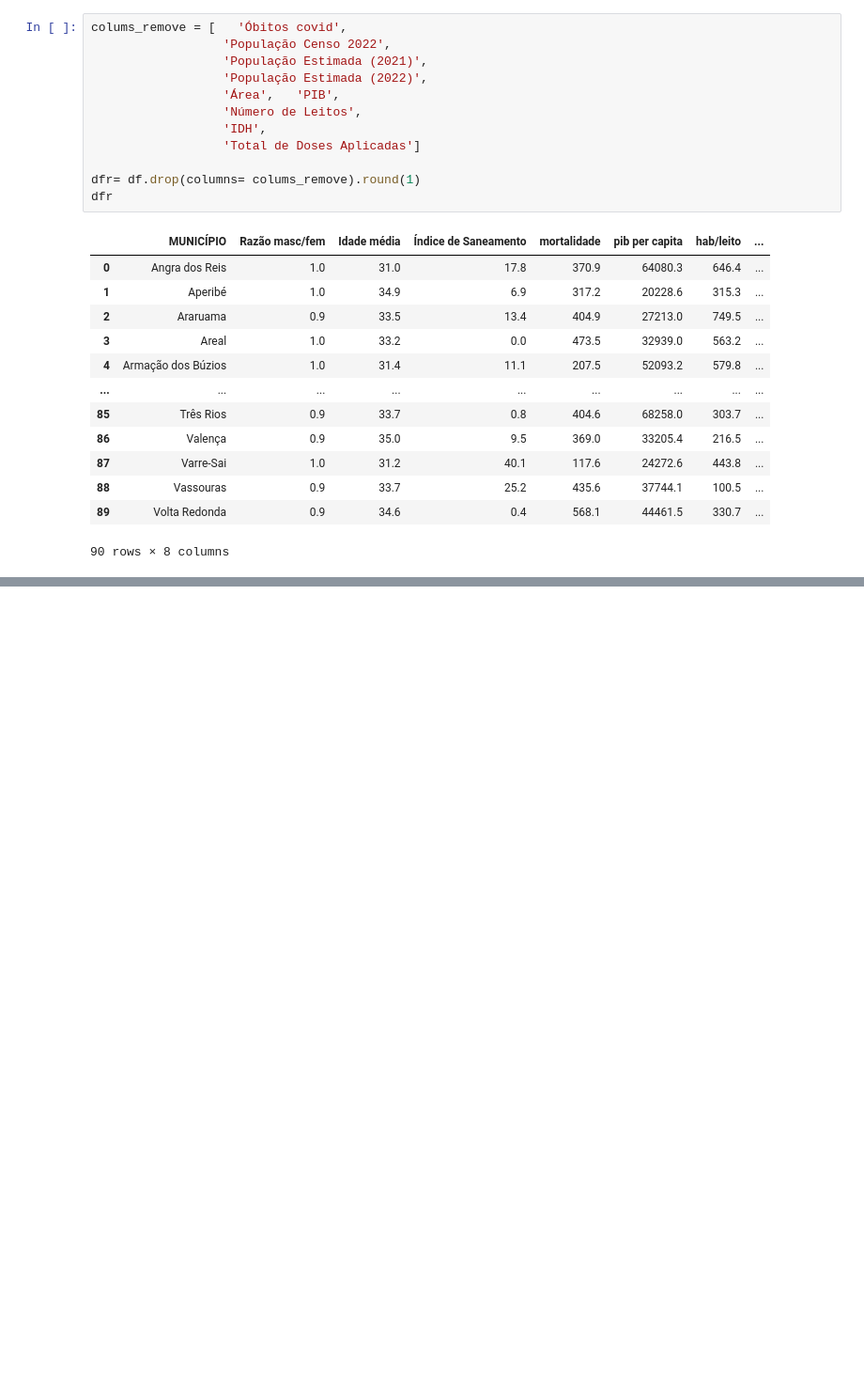
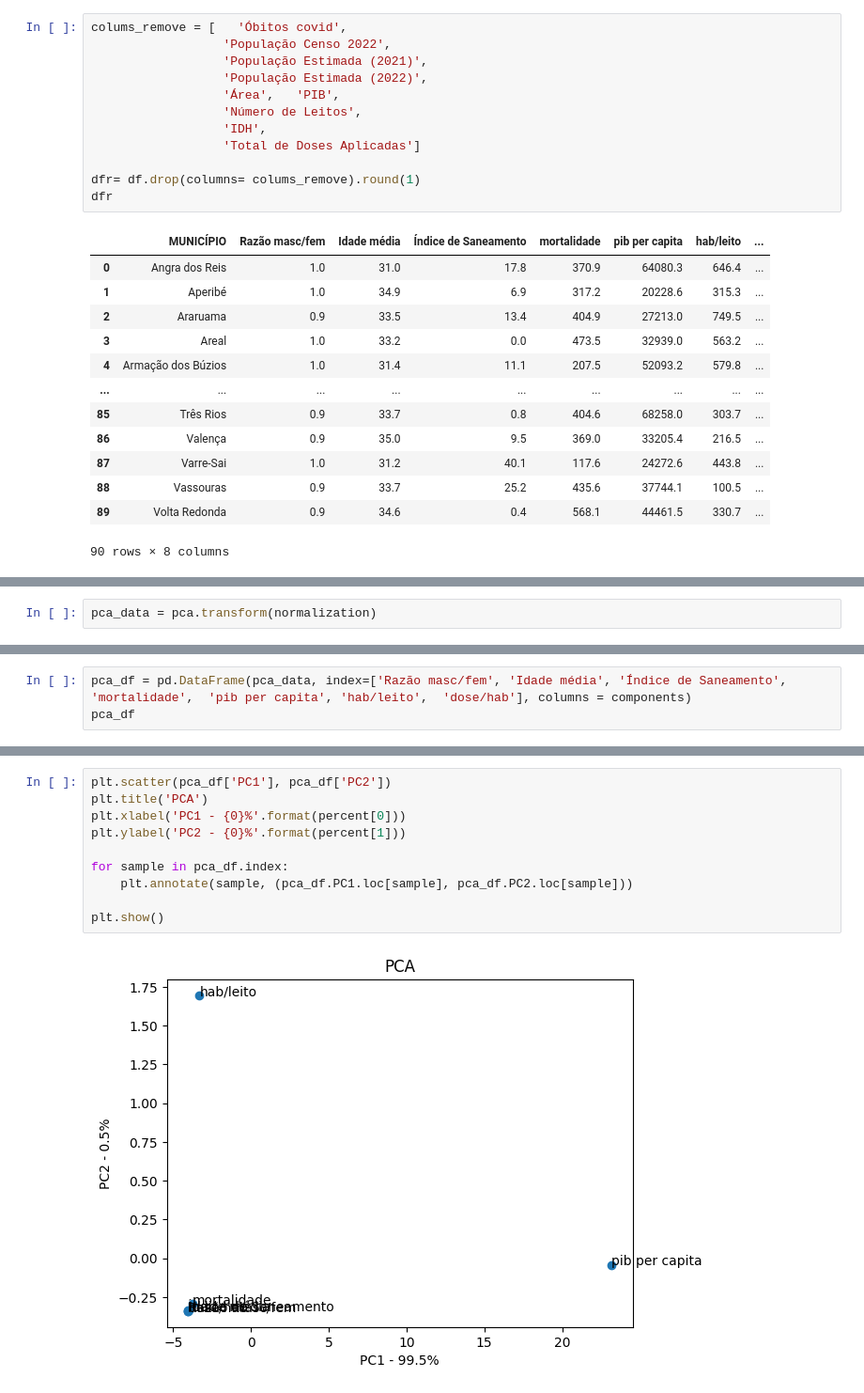
Before and after one commit to leonaardoas/PCA-COVID19, a Jupyter notebook: PCA_Covid_19.ipynb, the cells around one changed output, grey strips where cells are left out. Shown at 94% size. Cells and saved outputs as stored; diff of their text form; blank space fills up the shorter version.

```diff
--- a/PCA_Covid_19.ipynb
+++ b/PCA_Covid_19.ipynb
@@ -157,0 +131,2 @@ labels.sort_values(by='PCA1')
+# %%
+pca_data = pca.transform(normalization)
@@ -157,0 +141,3 @@ labels.sort_values(by='PCA1')
+# %%
+pca_df = pd.DataFrame(pca_data, index=['Razão masc/fem', 'Idade média', 'Índice de Saneamento',	'mortalidade',	'pib per capita', 'hab/leito',	'dose/hab'], columns = components)
+pca_df
@@ -157,0 +161,12 @@ labels.sort_values(by='PCA1')
+# %%
+plt.scatter(pca_df['PC1'], pca_df['PC2'])
+plt.title('PCA')
+plt.xlabel('PC1 - {0}%'.format(percent[0]))
+plt.ylabel('PC2 - {0}%'.format(percent[1]))
+
+for sample in pca_df.index:
+    plt.annotate(sample, (pca_df.PC1.loc[sample], pca_df.PC2.loc[sample]))
+
+plt.show()
+# %% [output]
+[figure, added]
```
Also changed, not shown: parts of 20 cells of this notebook.
